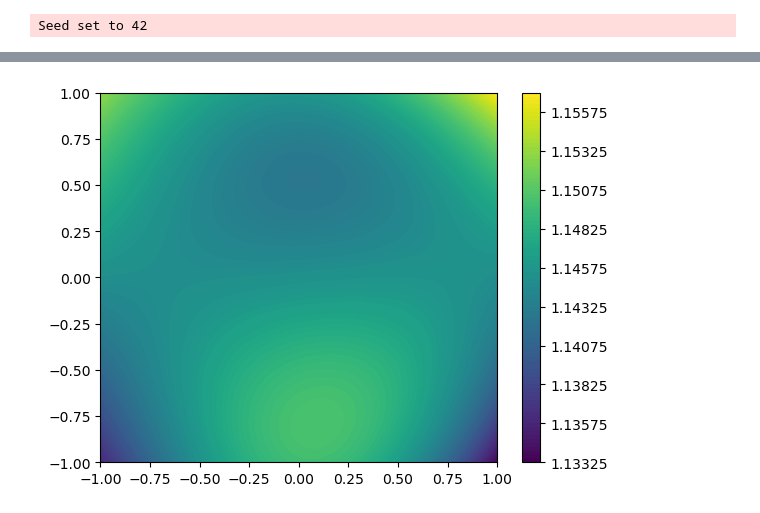
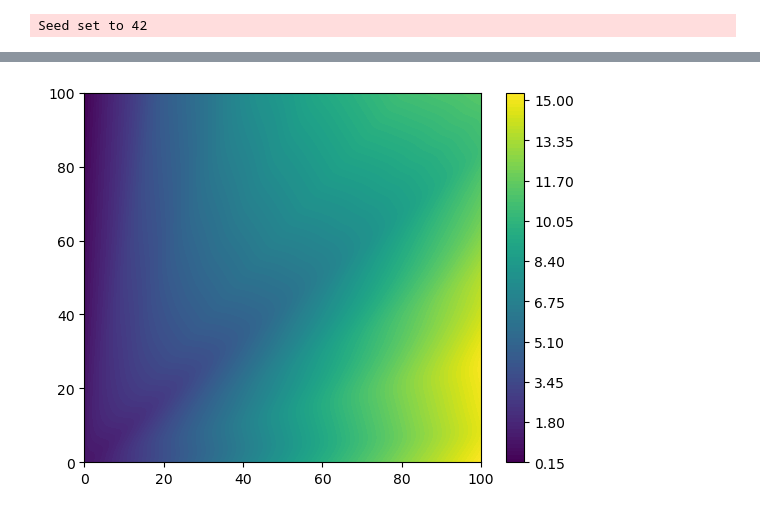
Before and after one commit to NavRjn/GinnExtension, a Jupyter notebook: notebook.ipynb, the cells around one changed output, grey strips where cells are left out. Cells and saved outputs as stored; diff of their text form; code cells hidden in the pictures.

Commit message:
Dynamic plotting works

```diff
--- a/notebook.ipynb
+++ b/notebook.ipynb
@@ -13,7 +13,7 @@ model = FieldMLP(out_dim=2, hidden=128, depth=2).to(device)   # NOTE: 2 outputs
 # Step 2: Wrap in TuringSDF (with PDE params)
 turing_sdf = TuringSDF(
     model=model,
-    xy_lims=(-1, 1, -1, 1),
+    domain=(-1,1),
     device=device,
     Du=2.4e-5, Dv=1.2e-5, alpha=0.028, beta=0.057
 )
@@ -79,4 +89,4 @@ LOCAL_RANK: 0 - CUDA_VISIBLE_DEVICES: [0]
 # %%
-turing_sdf.plot_field()
+turing_sdf.plot_field(domain=(0,100), preprocess=lambda x: x[:, 0], newN=1000)
 # %% [output]
-[figure, old version]
+[figure, new version]
```
Also changed, not shown: parts of 1 cell of this notebook, 1 other file.
